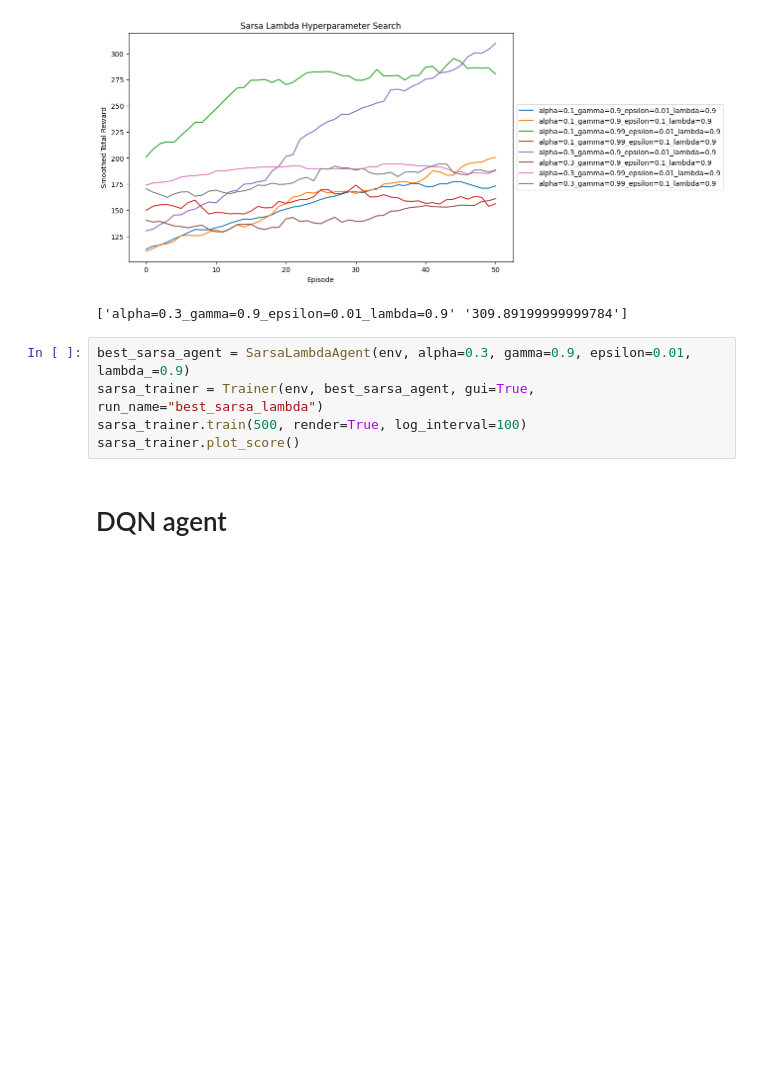
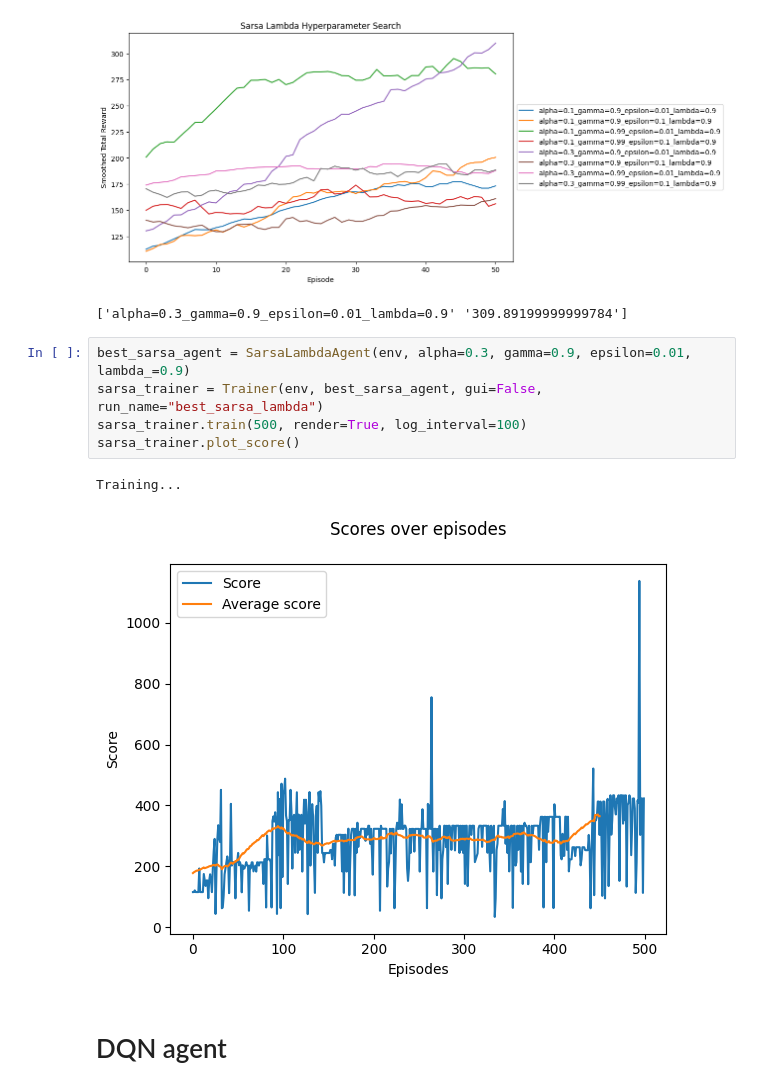
Before and after one commit to Ramlaoui/rl-pacman, a Jupyter notebook: notebooks/play.ipynb, the cells around one changed output. Cells and saved outputs as stored; diff of their text form; blank space fills up the shorter version.

```diff
--- a/notebooks/play.ipynb
+++ b/notebooks/play.ipynb
@@ -238,9 +238,12 @@ Training...
 ['alpha=0.3_gamma=0.9_epsilon=0.01_lambda=0.9' '309.89199999999784']
 # %%
 best_sarsa_agent = SarsaLambdaAgent(env, alpha=0.3, gamma=0.9, epsilon=0.01, lambda_=0.9)
-sarsa_trainer = Trainer(env, best_sarsa_agent, gui=True, run_name="best_sarsa_lambda")
+sarsa_trainer = Trainer(env, best_sarsa_agent, gui=False, run_name="best_sarsa_lambda")
 sarsa_trainer.train(500, render=True, log_interval=100)
 sarsa_trainer.plot_score()
+# %% [output]
+Training...
+[figure, added]
 # %% [markdown]
 # DQN agent
 # %%
```
Also changed, not shown: parts of 11 cells of this notebook.
